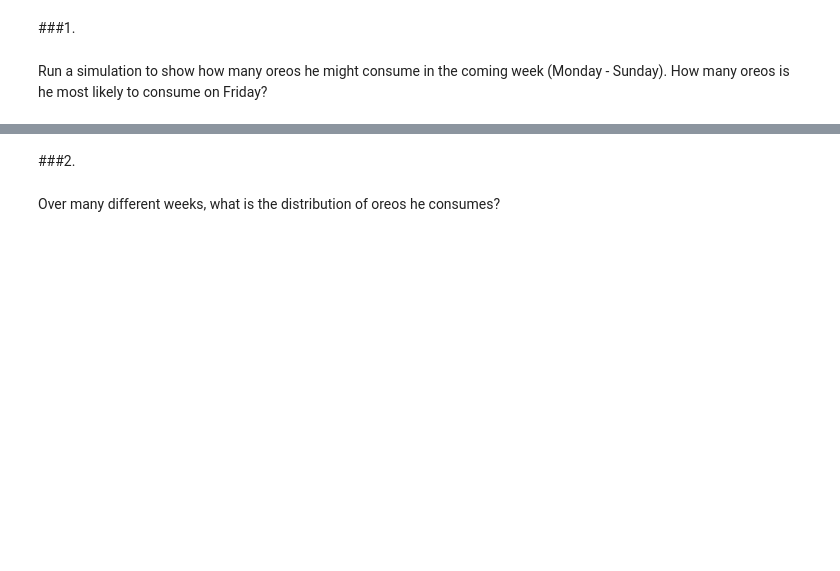
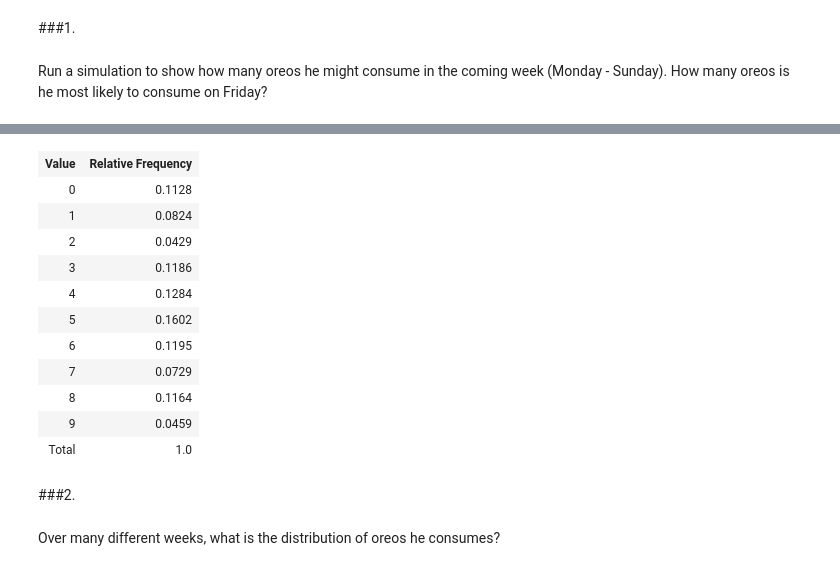
Before and after one commit to NRJaggers/Applied-Stochastic-Processes, a Jupyter notebook: Applications/3-More_Markov_Chains/More_Markov_Chains.ipynb, the cells around one changed output, grey strips where cells are left out. Drawn from its saved outputs; the diff is of its cells as text; code cells hidden in the pictures; blank space fills up the shorter version.

```diff
--- a/Applications/3-More_Markov_Chains/More_Markov_Chains.ipynb
+++ b/Applications/3-More_Markov_Chains/More_Markov_Chains.ipynb
@@ -170,3 +209,19 @@ Run a simulation to show how many oreos he might consume in the coming week (Mon
+# %%
+results = X[5].sim(10000)
+results.tabulate(normalize = True)
+# %% [output]
+| Value | Relative Frequency |
+| 0 | 0.1128 |
+| 1 | 0.0824 |
+| 2 | 0.0429 |
+| 3 | 0.1186 |
+| 4 | 0.1284 |
+| 5 | 0.1602 |
+| 6 | 0.1195 |
+| 7 | 0.0729 |
+| 8 | 0.1164 |
+| 9 | 0.0459 |
+| Total | 1.0 |
 # %% [markdown]
 ###2.
 # %% [markdown]
```
Also changed, not shown: parts of 13 cells of this notebook.
